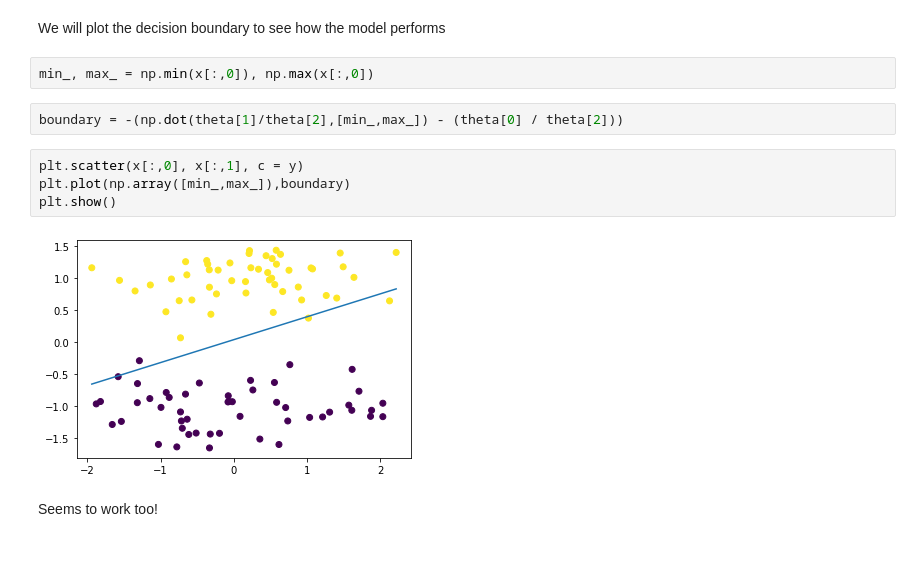
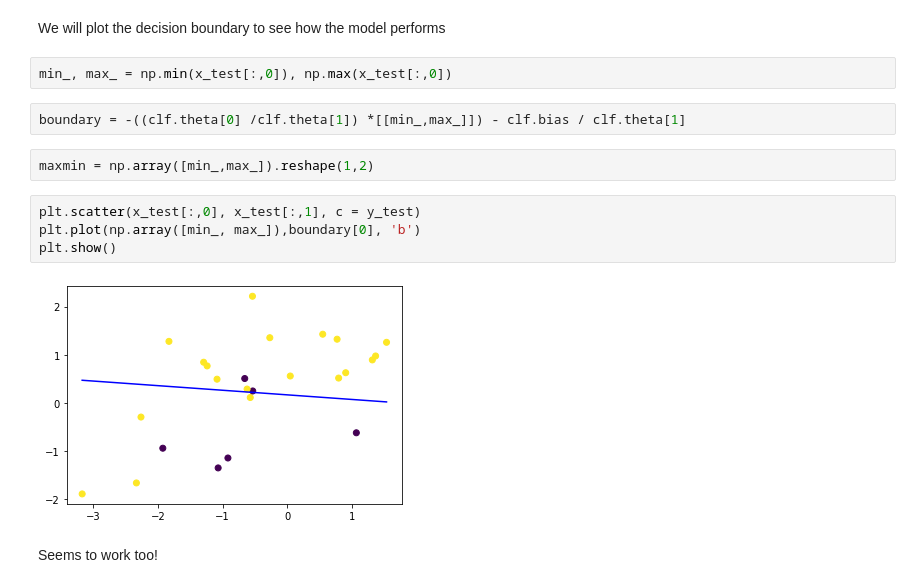
Before and after one commit to nicolasbuitragob/MLscratch, a Jupyter notebook: Notebooks/linear_class.ipynb, the cells around one changed output. Drawn from its saved outputs; the diff is of its cells as text; blank space fills up the shorter version.

```diff
--- a/Notebooks/linear_class.ipynb
+++ b/Notebooks/linear_class.ipynb
@@ -120,15 +122,17 @@ theta = logistic_regression.theta
 # %% [markdown]
 We will plot the decision boundary to see how the model performs
 # %%
-min_, max_ = np.min(x[:,0]), np.max(x[:,0])
+min_, max_ = np.min(x_test[:,0]), np.max(x_test[:,0])
 # %%
-boundary = -(np.dot(theta[1]/theta[2],[min_,max_]) - (theta[0] / theta[2]))
+boundary = -((clf.theta[0] /clf.theta[1]) *[[min_,max_]]) - clf.bias / clf.theta[1]
-# %%
-plt.scatter(x[:,0], x[:,1], c = y)
-plt.plot(np.array([min_,max_]),boundary)
-plt.show()
-# %% [output]
-[figure, removed]
+# %%
+maxmin = np.array([min_,max_]).reshape(1,2)
+# %%
+plt.scatter(x_test[:,0], x_test[:,1], c = y_test)
+plt.plot(np.array([min_, max_]),boundary[0], 'b')
+plt.show()
+# %% [output]
+[figure, added]
 # %% [markdown]
 Seems to work too!
 # %% [markdown]
```
Also changed, not shown: parts of 11 cells of this notebook, 2 other files.
